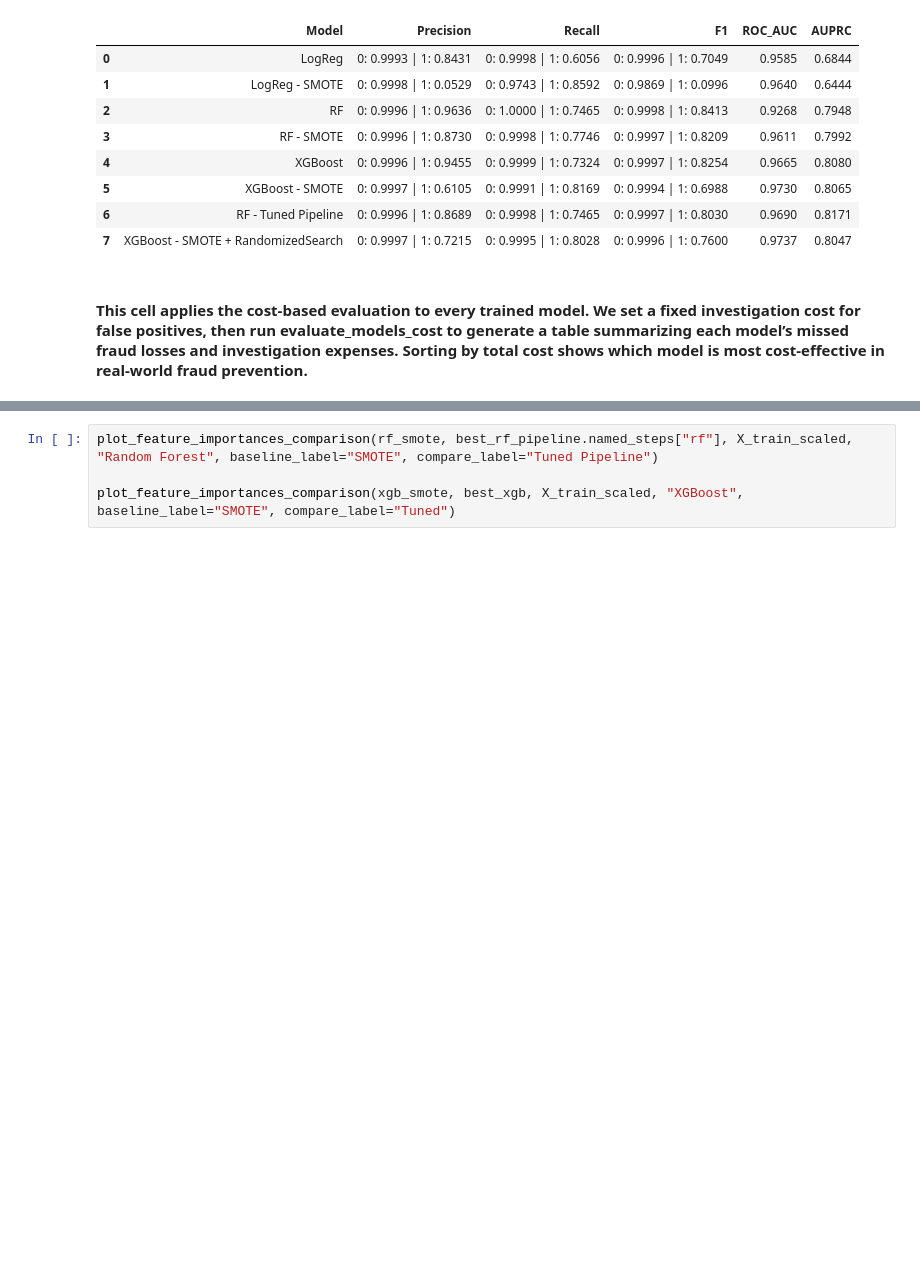
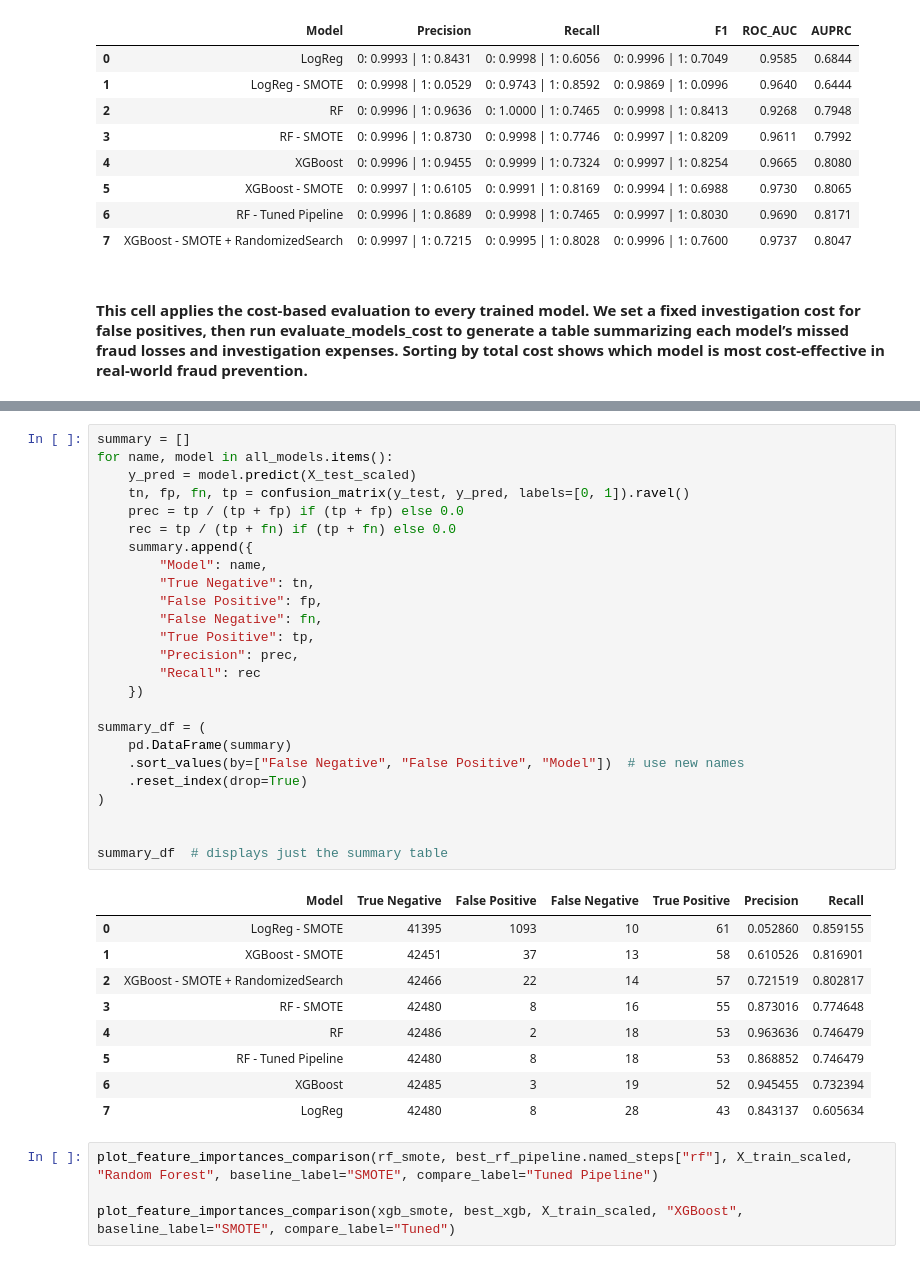
Before and after one commit to AliAbdulHameed/Credit_Card_Fraud_Detection_Team1, a Jupyter notebook: AAI_501_Group_Project_V3.ipynb, the cells around one changed output, grey strips where cells are left out. Drawn from its saved outputs; the diff is of its cells as text; blank space fills up the shorter version.

```diff
--- a/AAI_501_Group_Project_V3.ipynb
+++ b/AAI_501_Group_Project_V3.ipynb
@@ -745,6 +753,41 @@ cost_results_sorted
 | 6 | RF - Tuned Pipeline | 18 | 8 | 4372.73 | 200.0 | 4572.73 |
 | 0 | LogReg | 28 | 8 | 6151.95 | 200.0 | 6351.95 |
 | 1 | LogReg - SMOTE | 10 | 1093 | 2276.76 | 27325.0 | 29601.76 |
+# %%
+summary = []
+for name, model in all_models.items():
+    y_pred = model.predict(X_test_scaled)
+    tn, fp, fn, tp = confusion_matrix(y_test, y_pred, labels=[0, 1]).ravel()
+    prec = tp / (tp + fp) if (tp + fp) else 0.0
+    rec = tp / (tp + fn) if (tp + fn) else 0.0
+    summary.append({
+        "Model": name,
+        "True Negative": tn,
+        "False Positive": fp,
+        "False Negative": fn,
+        "True Positive": tp,
+        "Precision": prec,
+        "Recall": rec
+    })
+
+summary_df = (
+    pd.DataFrame(summary)
+    .sort_values(by=["False Negative", "False Positive", "Model"])  # use new names
+    .reset_index(drop=True)
+)
+
+
+summary_df  # displays just the summary table
+# %% [output]
+|  | Model | True Negative | False Positive | False Negative | True Positive | Precision | Recall |
+| 0 | LogReg - SMOTE | 41395 | 1093 | 10 | 61 | 0.052860 | 0.859155 |
+| 1 | XGBoost - SMOTE | 42451 | 37 | 13 | 58 | 0.610526 | 0.816901 |
+| 2 | XGBoost - SMOTE + RandomizedSearch | 42466 | 22 | 14 | 57 | 0.721519 | 0.802817 |
+| 3 | RF - SMOTE | 42480 | 8 | 16 | 55 | 0.873016 | 0.774648 |
+| 4 | RF | 42486 | 2 | 18 | 53 | 0.963636 | 0.746479 |
+| 5 | RF - Tuned Pipeline | 42480 | 8 | 18 | 53 | 0.868852 | 0.746479 |
+| 6 | XGBoost | 42485 | 3 | 19 | 52 | 0.945455 | 0.732394 |
+| 7 | LogReg | 42480 | 8 | 28 | 43 | 0.843137 | 0.605634 |
 # %%
 plot_feature_importances_comparison(rf_smote, best_rf_pipeline.named_steps["rf"], X_train_scaled, "Random Forest", baseline_label="SMOTE", compare_label="Tuned Pipeline")
 
```
Also changed, not shown: parts of 1 cell of this notebook.
